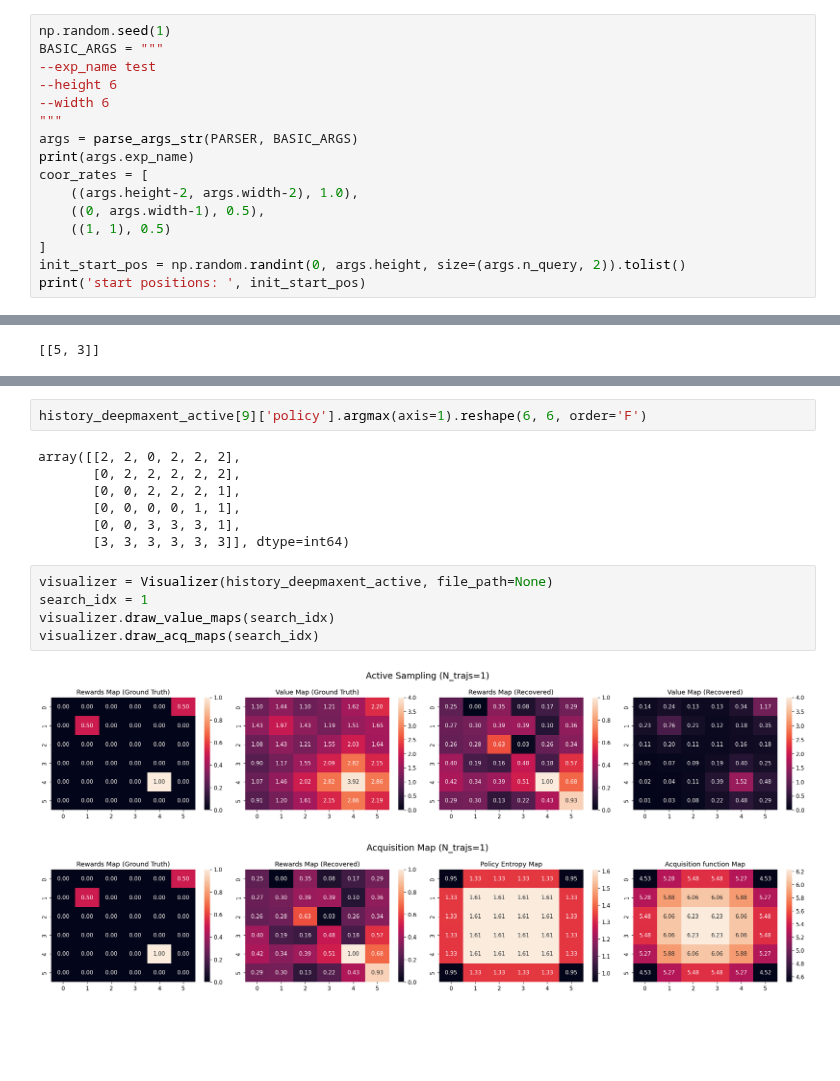
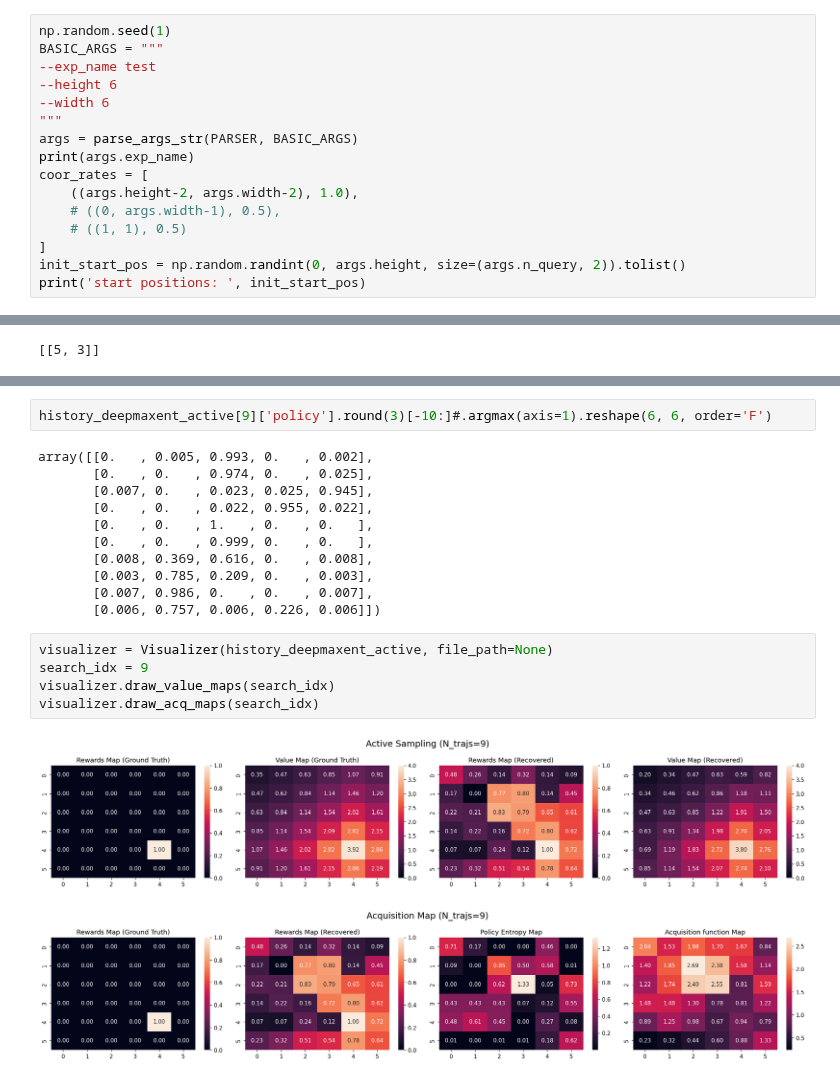
Before and after one commit to simonjisu/rl_2023spring, a Jupyter notebook: experiment.ipynb, the cells around one changed output, grey strips where cells are left out. Drawn from its saved outputs; the diff is of its cells as text; blank space fills up the shorter version.

```diff
--- a/experiment.ipynb
+++ b/experiment.ipynb
@@ -24,8 +24,8 @@ args = parse_args_str(PARSER, BASIC_ARGS)
 print(args.exp_name)
 coor_rates = [
     ((args.height-2, args.width-2), 1.0),
-    ((0, args.width-1), 0.5),
-    ((1, 1), 0.5)
+    # ((0, args.width-1), 0.5),
+    # ((1, 1), 0.5)
 ]
 init_start_pos = np.random.randint(0, args.height, size=(args.n_query, 2)).tolist()
 print('start positions: ', init_start_pos)
@@ -107,17 +282,21 @@ history_deepmaxent_active = run_deepmaxent_irl(args, coor_rates, init_start_pos=
 # %%
-history_deepmaxent_active[9]['policy'].argmax(axis=1).reshape(6, 6, order='F')
+history_deepmaxent_active[9]['policy'].round(3)[-10:]#.argmax(axis=1).reshape(6, 6, order='F')
 # %% [output]
-array([[2, 2, 0, 2, 2, 2],
-       [0, 2, 2, 2, 2, 2],
-       [0, 0, 2, 2, 2, 1],
-       [0, 0, 0, 0, 1, 1],
-       [0, 0, 3, 3, 3, 1],
-       [3, 3, 3, 3, 3, 3]], dtype=int64)
+array([[0.   , 0.005, 0.993, 0.   , 0.002],
+       [0.   , 0.   , 0.974, 0.   , 0.025],
+       [0.007, 0.   , 0.023, 0.025, 0.945],
+       [0.   , 0.   , 0.022, 0.955, 0.022],
+       [0.   , 0.   , 1.   , 0.   , 0.   ],
+       [0.   , 0.   , 0.999, 0.   , 0.   ],
+       [0.008, 0.369, 0.616, 0.   , 0.008],
+       [0.003, 0.785, 0.209, 0.   , 0.003],
+       [0.007, 0.986, 0.   , 0.   , 0.007],
+       [0.006, 0.757, 0.006, 0.226, 0.006]])
 # %%
 visualizer = Visualizer(history_deepmaxent_active, file_path=None)
-search_idx = 1
+search_idx = 9
 visualizer.draw_value_maps(search_idx)
 visualizer.draw_acq_maps(search_idx)
 # %% [output]
-[figure, old version]
+[figure, new version]
-[figure, old version]
+[figure, new version]
```
Also changed, not shown: parts of 2 cells of this notebook, 3 other files.
